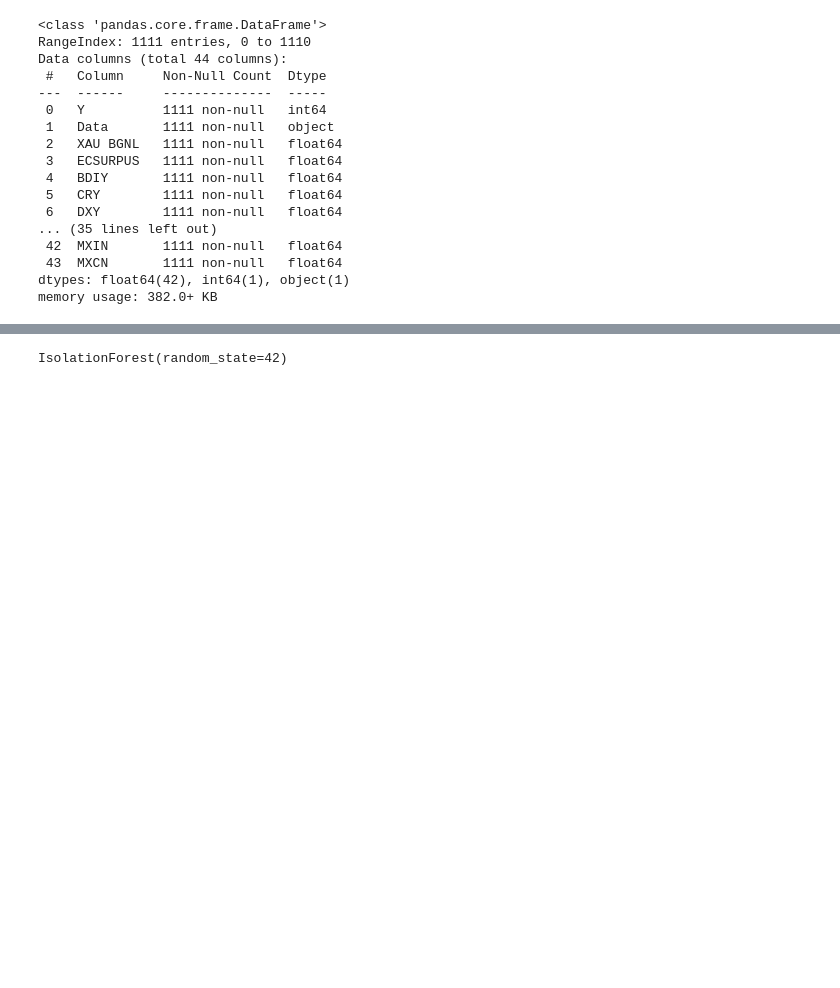
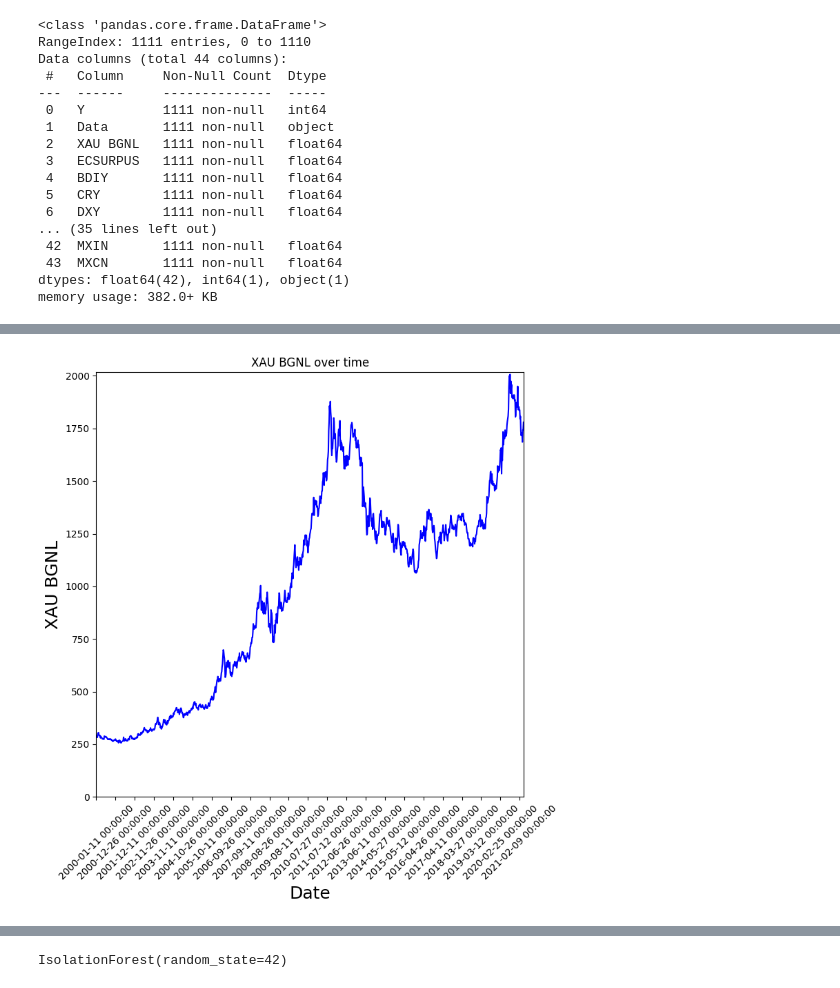
Before and after one commit to Sruthij93/Market-Anomaly-Detection, a Jupyter notebook: main.ipynb, the cells around one changed output, grey strips where cells are left out. Cells and saved outputs as stored; diff of their text form; code cells hidden in the pictures; blank space fills up the shorter version.

```diff
--- a/main.ipynb
+++ b/main.ipynb
@@ -170,0 +173,13 @@ features_scaled = scaler.fit_transform(features)
+# %%
+# Data Visualizations
+plt.figure(figsize=(8,8))
+plt.xlim(0, df.shape[0])
+plt.ylim(0, df['XAU BGNL'].max() + 10)
+plt.plot(df['XAU BGNL'], color='blue', label='XAU BGNL')
+plt.title('XAU BGNL over time')
+plt.xticks(range(0, df.shape[0], 50), df['Date'].iloc[::50], rotation = 45)
+plt.xlabel('Date', fontsize = 18)
+plt.ylabel('XAU BGNL', fontsize = 18)
+plt.show()
+# %% [output]
+[figure, added]
```
Also changed, not shown: parts of 58 cells of this notebook, 2 other files.
